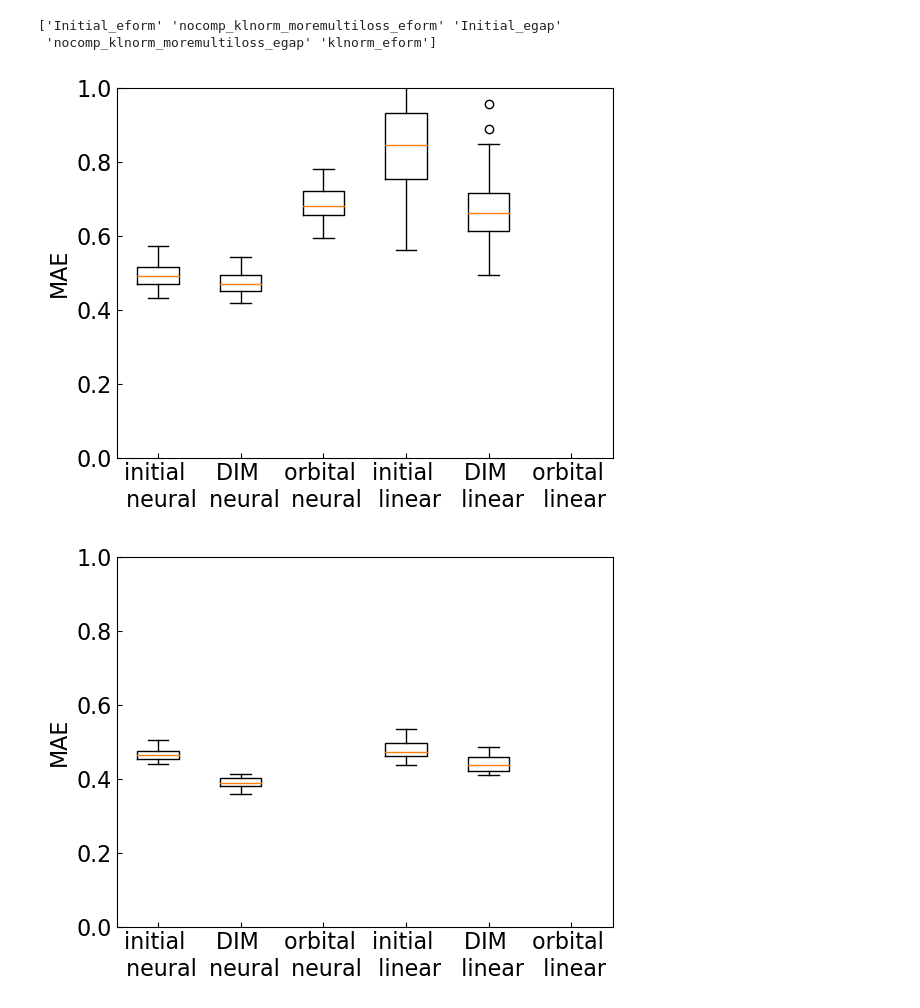
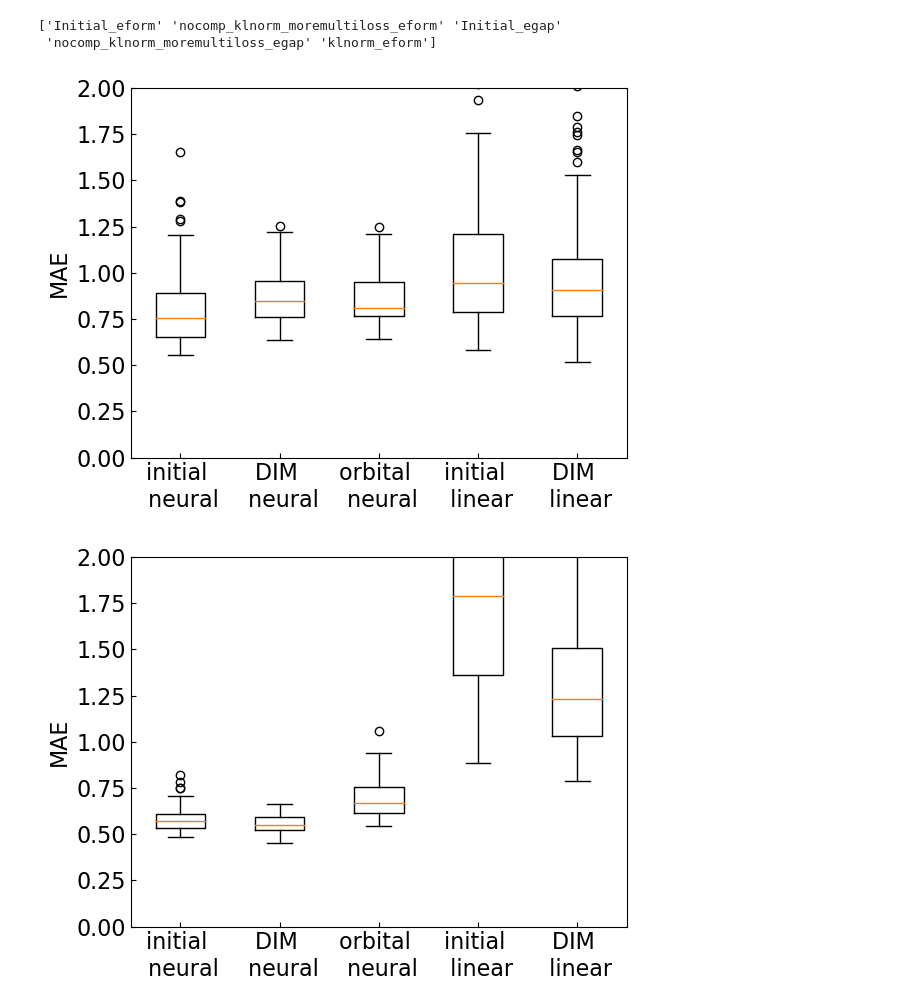
Before and after one commit to mm04926412/Site-Net, a Jupyter notebook: Downstream_MAEs_to_plots.ipynb, the cells around one changed output. Cells and saved outputs as stored; diff of their text form; code cells hidden in the pictures.

```diff
--- a/Downstream_MAEs_to_plots.ipynb
+++ b/Downstream_MAEs_to_plots.ipynb
@@ -92,32 +174,33 @@ Name: MAE, dtype: float64, Series([], Name: MAE, dtype: float64)]
 # %%
 import pandas as pd
 import matplotlib.pyplot as plt
 import matplotlib.colors as colors
 import matplotlib.ticker as ticker
 import matplotlib
 
 plt.rcParams["xtick.direction"] = "in"
 plt.rcParams["ytick.direction"] = "in"
 
 font = {'size'   : 16}
 
 matplotlib.rc('font', **font)
 
 RepMAE = pd.read_csv("Downstream_DIM.csv")
-FeatMAE = pd.read_csv("Downstream_Featurized.csv")
+FeatMAE = pd.read_csv("featurizer_pickles/eformorbital_Downstream_Featurized.csv")
 print(RepMAE["model"].unique())
 
-for limit in [100,250,1000,10000]:
+for limit,name in zip([10,50,100,250,1000,10000],["","","egaporbital_replearn_100.png","egaporbital_replearn_250.png","egaporbital_replearn_1000.png","egaporbital_replearn_10000.png"]):
     plt.figure()
-    vectors1 = RepMAE[RepMAE["limit"] == limit][RepMAE["model"] == "Initial_eform"]
-    vectors2 = RepMAE[RepMAE["limit"] == limit][RepMAE["model"] == "nocomp_klnorm_moremultiloss_eform"]
-    vectors3 = FeatMAE[FeatMAE["limit"] == limit][FeatMAE["model"] == "eform_OrbitalFieldMatrix"]
-    plt.boxplot([vectors1["nn_MAE"],vectors2["nn_MAE"],vectors3["nn_MAE"],vectors1["lin_MAE"],vectors2["lin_MAE"],vectors3["lin_MAE"]],labels = ["initial \n neural","DIM \n neural","orbital \n neural","initial \n linear","DIM \n linear","orbital \n linear"])
-    plt.ylim(0,1)
+    vectors1 = RepMAE[(RepMAE["limit"] == limit) & (RepMAE["model"] == "Initial_eform")]
+    vectors2 = RepMAE[(RepMAE["limit"] == limit) & (RepMAE["model"] == "nocomp_klnorm_moremultiloss_eform")]
+    vectors3 = FeatMAE[(FeatMAE["limit"] == limit) & (FeatMAE["model"] == "eform_OrbitalFieldMatrix")]
+    plt.boxplot([vectors1["nn_MAE"],vectors2["nn_MAE"],vectors3["nn_MAE"],vectors1["lin_MAE"],vectors2["lin_MAE"]],labels = ["initial \n neural","DIM \n neural","orbital \n neural","initial \n linear","DIM \n linear"])
+    plt.ylim(0,2)
     plt.ylabel("MAE")
+    plt.savefig(name)
     plt.show()
 # %% [output]
 ['Initial_eform' 'nocomp_klnorm_moremultiloss_eform' 'Initial_egap'
  'nocomp_klnorm_moremultiloss_egap' 'klnorm_eform']
-[figure, old version]
+[figure, new version]
-[figure, old version]
+[figure, new version]
```
Also changed, not shown: parts of 5 cells of this notebook, 4 other files.
